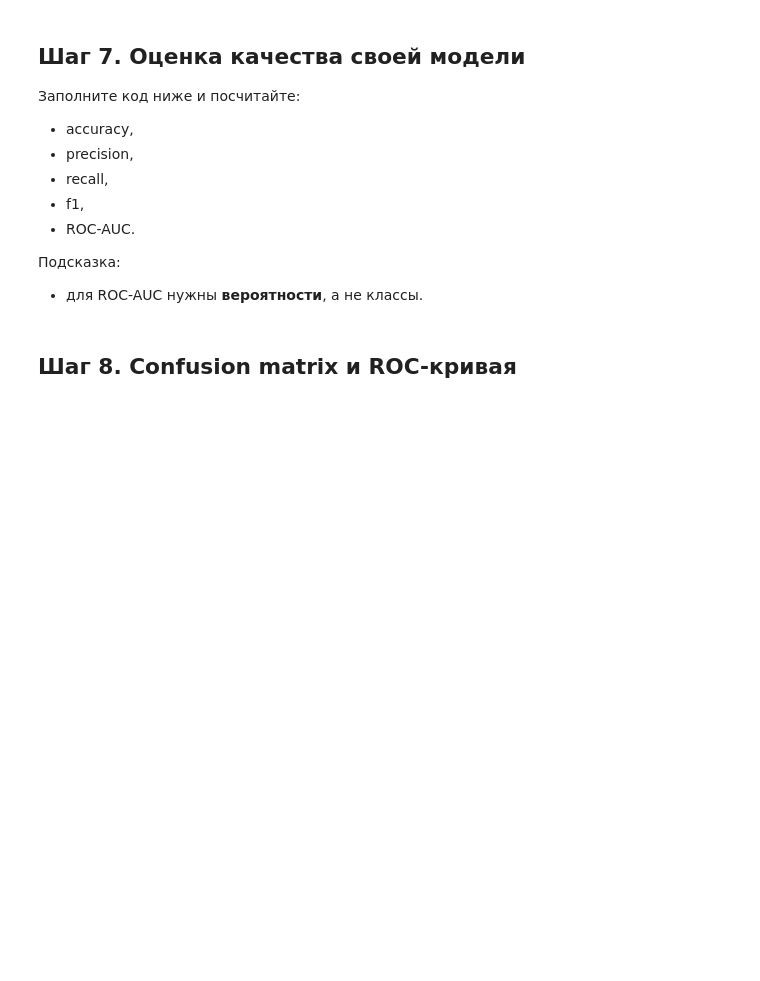
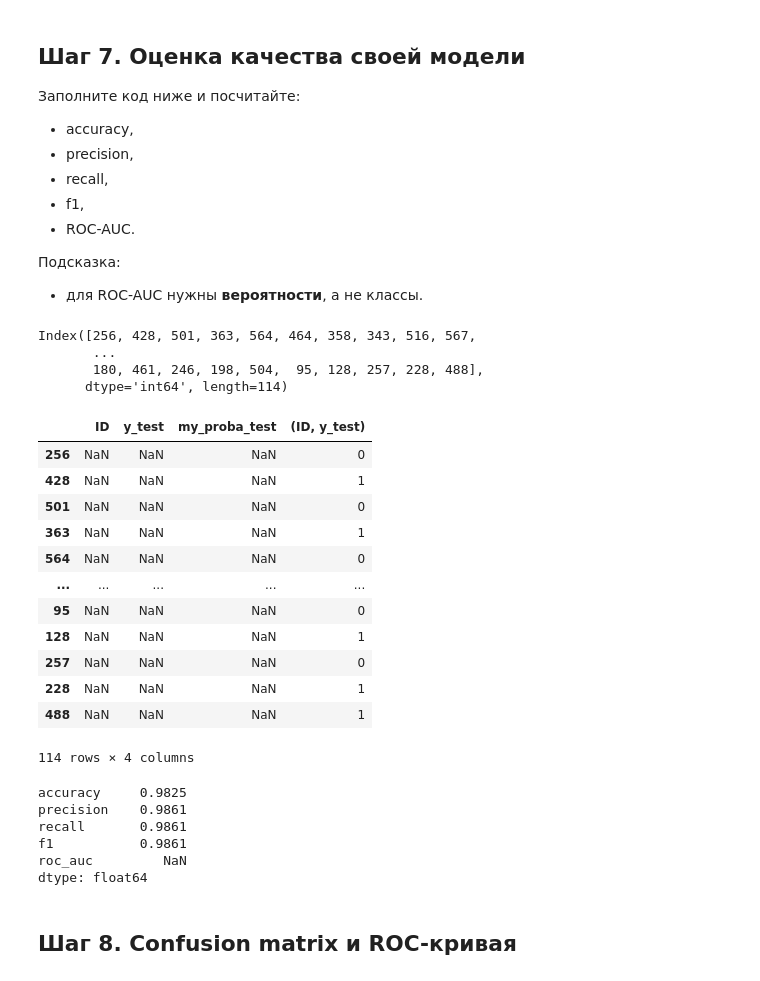
Before and after one commit to Xivalor/ml-course-homeworks, a Jupyter notebook: hw05_log_reg/logreg_practice_student.ipynb, the cells around one changed output. Cells and saved outputs as stored; diff of their text form; code cells hidden in the pictures; blank space fills up the shorter version.

```diff
--- a/hw05_log_reg/logreg_practice_student.ipynb
+++ b/hw05_log_reg/logreg_practice_student.ipynb
@@ -347,18 +347,59 @@ plt.show()
 - для ROC-AUC нужны **вероятности**, а не классы.
 # %%
 # YOUR CODE HERE
-my_proba_test = ...
-my_pred_test = ...
+my_proba_test = my_model.predict_proba(X_test_scaled)
+my_pred_test = my_model.predict(X_test_scaled)
+
+#display(my_proba_test)
+#display(my_pred_test)
+
+TP = np.sum((my_pred_test == y_test) & (my_pred_test == 1))
+TN = np.sum((my_pred_test == y_test) & (my_pred_test == 0))
+FP = np.sum((my_pred_test != y_test) & (my_pred_test == 1))
+FN = np.sum((my_pred_test != y_test) & (my_pred_test == 0))
+precision = TP / (TP + FP)
+recall = TP / (TP + FN)
+
+def my_roc_auc(y_test, my_proba_test):
+    n_neg = (y_test == 0).sum()
+    n_pos = (y_test == 1).sum()
+    df_roc_auc = pd.DataFrame(columns=['ID', 'y_test', 'my_proba_test'])
+    display(y_test)
+    df_roc_auc['ID', 'y_test'] = y_test
+    display(df_roc_auc)
 
 my_metrics = {
-    "accuracy": ...,
-    "precision": ...,
-    "recall": ...,
-    "f1": ...,
-    "roc_auc": ...,
+    "accuracy": (TP + TN) /  (TP + TN + FP + FN),
+    "precision": precision,
+    "recall": recall,
+    "f1": 2 * (precision * recall) / (precision + recall),
+    "roc_auc": my_roc_auc(y_test, my_proba_test),
 }
-
 pd.Series(my_metrics).round(4)
+# %% [output]
+Index([256, 428, 501, 363, 564, 464, 358, 343, 516, 567,
+       ...
+       180, 461, 246, 198, 504,  95, 128, 257, 228, 488],
+      dtype='int64', length=114)
+|  | ID | y_test | my_proba_test | (ID, y_test) |
+| 256 | NaN | NaN | NaN | 0 |
+| 428 | NaN | NaN | NaN | 1 |
+| 501 | NaN | NaN | NaN | 0 |
+| 363 | NaN | NaN | NaN | 1 |
+| 564 | NaN | NaN | NaN | 0 |
+| ... | ... | ... | ... | ... |
+| 95 | NaN | NaN | NaN | 0 |
+| 128 | NaN | NaN | NaN | 1 |
+| 257 | NaN | NaN | NaN | 0 |
+| 228 | NaN | NaN | NaN | 1 |
+| 488 | NaN | NaN | NaN | 1 |
+114 rows × 4 columns
+accuracy     0.9825
+precision    0.9861
+recall       0.9861
+f1           0.9861
+roc_auc         NaN
+dtype: float64
 # %% [markdown]
 ## Шаг 8. Confusion matrix и ROC-кривая
 # %%
```
Also changed, not shown: parts of 2 cells of this notebook.
